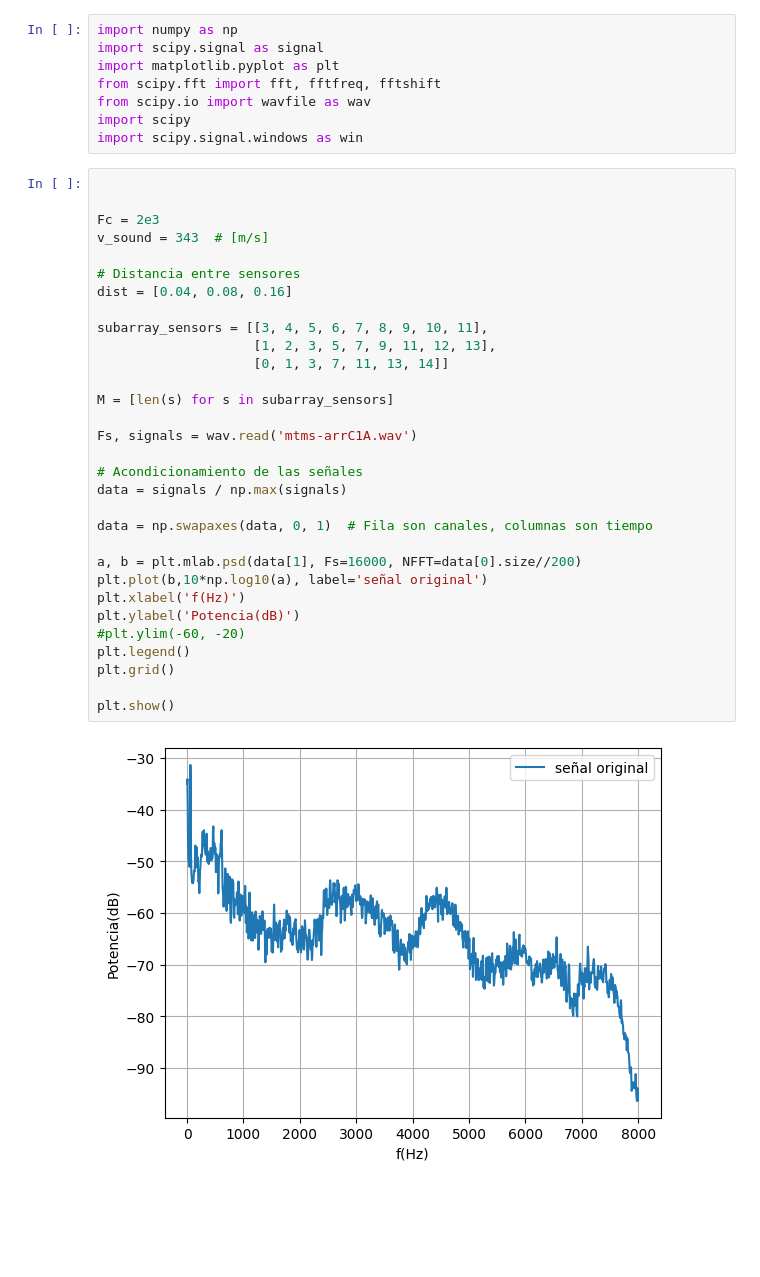
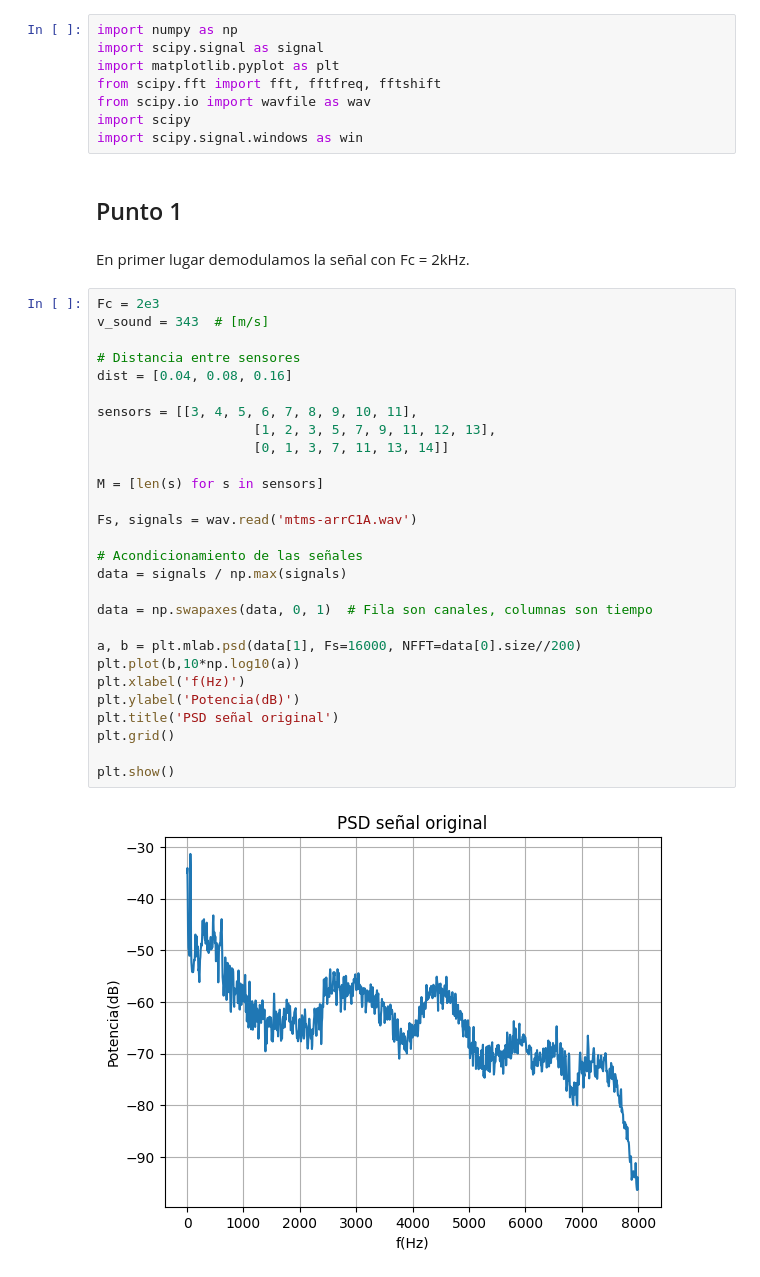
Before and after one commit to JBatRey/Procesamiento-Adaptativo-de-Se-ales-Aleatorias, a Jupyter notebook: TP4/tp4.ipynb, the cells around one changed output. Cells and saved outputs as stored; diff of their text form; blank space fills up the shorter version.

```diff
--- a/TP4/tp4.ipynb
+++ b/TP4/tp4.ipynb
@@ -8,36 +6,37 @@ from scipy.fft import fft, fftfreq, fftshift
 from scipy.io import wavfile as wav
 import scipy
 import scipy.signal.windows as win
+# %% [markdown]
+## Punto 1
+# %% [markdown]
+En primer lugar demodulamos la señal con Fc = 2kHz.
 # %%
-
-
 Fc = 2e3
 v_sound = 343  # [m/s]
 
 # Distancia entre sensores
 dist = [0.04, 0.08, 0.16]
 
-subarray_sensors = [[3, 4, 5, 6, 7, 8, 9, 10, 11],
+sensors = [[3, 4, 5, 6, 7, 8, 9, 10, 11],
                     [1, 2, 3, 5, 7, 9, 11, 12, 13],
                     [0, 1, 3, 7, 11, 13, 14]]
 
-M = [len(s) for s in subarray_sensors]
+M = [len(s) for s in sensors]
 
 Fs, signals = wav.read('mtms-arrC1A.wav')
 
 # Acondicionamiento de las señales
 data = signals / np.max(signals)
 
 data = np.swapaxes(data, 0, 1)  # Fila son canales, columnas son tiempo
 
 a, b = plt.mlab.psd(data[1], Fs=16000, NFFT=data[0].size//200)
-plt.plot(b,10*np.log10(a), label='señal original')
+plt.plot(b,10*np.log10(a))
 plt.xlabel('f(Hz)')
 plt.ylabel('Potencia(dB)')
-#plt.ylim(-60, -20)
-plt.legend()
+plt.title('PSD señal original')
 plt.grid()
 
 plt.show()
 # %% [output]
-[figure, old version]
+[figure, new version]
```
Also changed, not shown: parts of 18 cells of this notebook.
